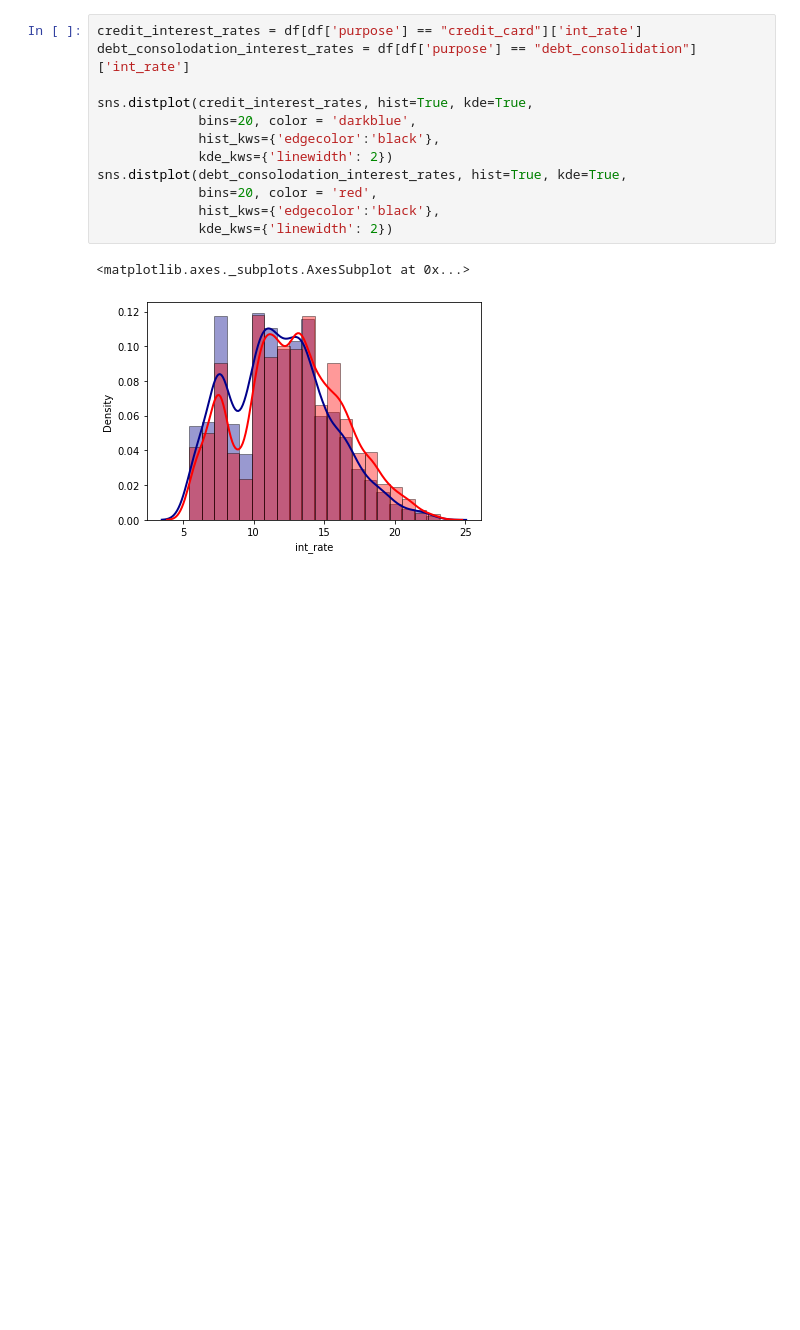
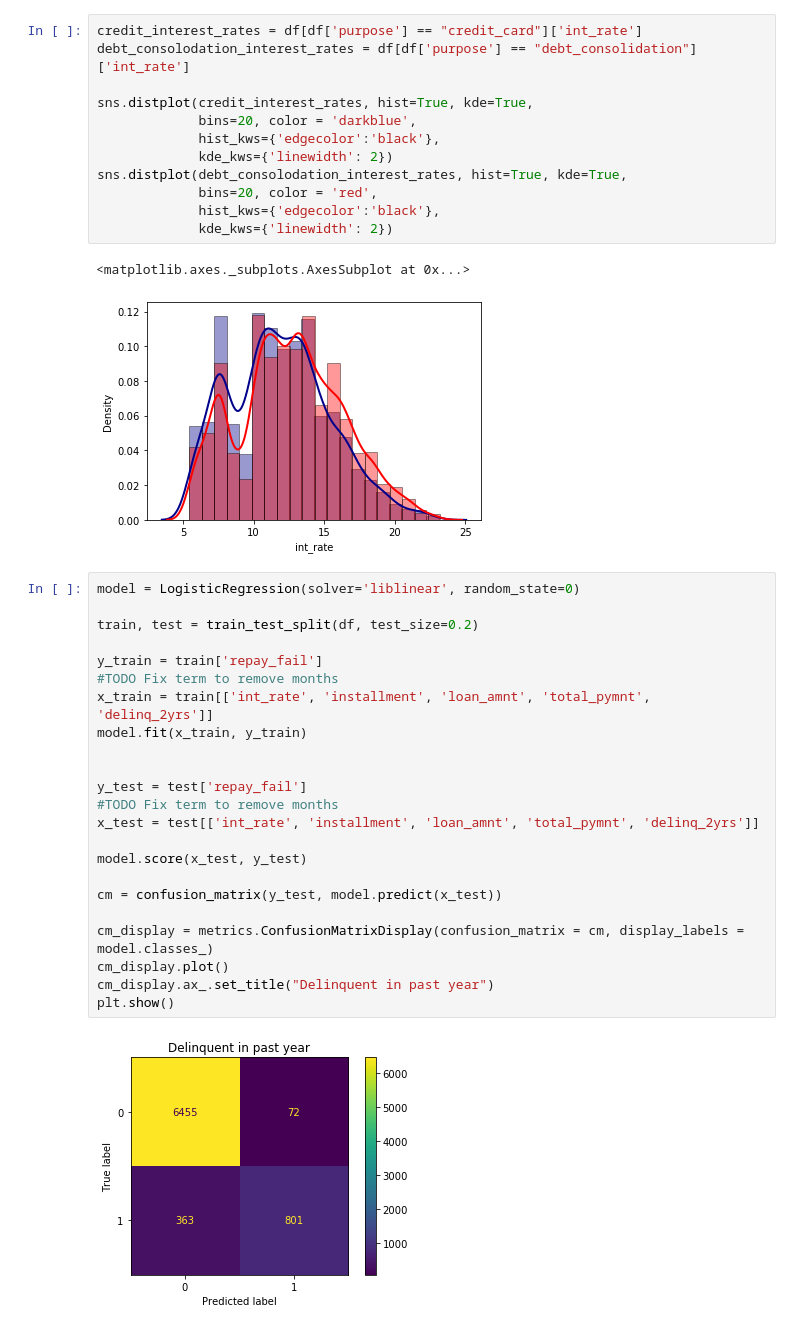
Before and after one commit to patrickjj/pebble, a Jupyter notebook: loan-default-analysis.ipynb, the cells around one changed output. Drawn from its saved outputs; the diff is of its cells as text; blank space fills up the shorter version.

Commit message:
Added a model, will expand soon

```diff
--- a/loan-default-analysis.ipynb
+++ b/loan-default-analysis.ipynb
@@ -79,3 +83,28 @@ sns.distplot(debt_consolodation_interest_rates, hist=True, kde=True,
 # %% [output]
 <matplotlib.axes._subplots.AxesSubplot at 0x...>
 [figure]
+# %%
+model = LogisticRegression(solver='liblinear', random_state=0)
+
+train, test = train_test_split(df, test_size=0.2)
+
+y_train = train['repay_fail']
+#TODO Fix term to remove months
+x_train = train[['int_rate', 'installment', 'loan_amnt', 'total_pymnt', 'delinq_2yrs']]
+model.fit(x_train, y_train)
+
+
+y_test = test['repay_fail']
+#TODO Fix term to remove months
+x_test = test[['int_rate', 'installment', 'loan_amnt', 'total_pymnt', 'delinq_2yrs']]
+
+model.score(x_test, y_test)
+
+cm = confusion_matrix(y_test, model.predict(x_test))
+
+cm_display = metrics.ConfusionMatrixDisplay(confusion_matrix = cm, display_labels = model.classes_)
+cm_display.plot()
+cm_display.ax_.set_title("Delinquent in past year")
+plt.show()
+# %% [output]
+[figure, added]
```
Also changed, not shown: parts of 1 cell of this notebook.
